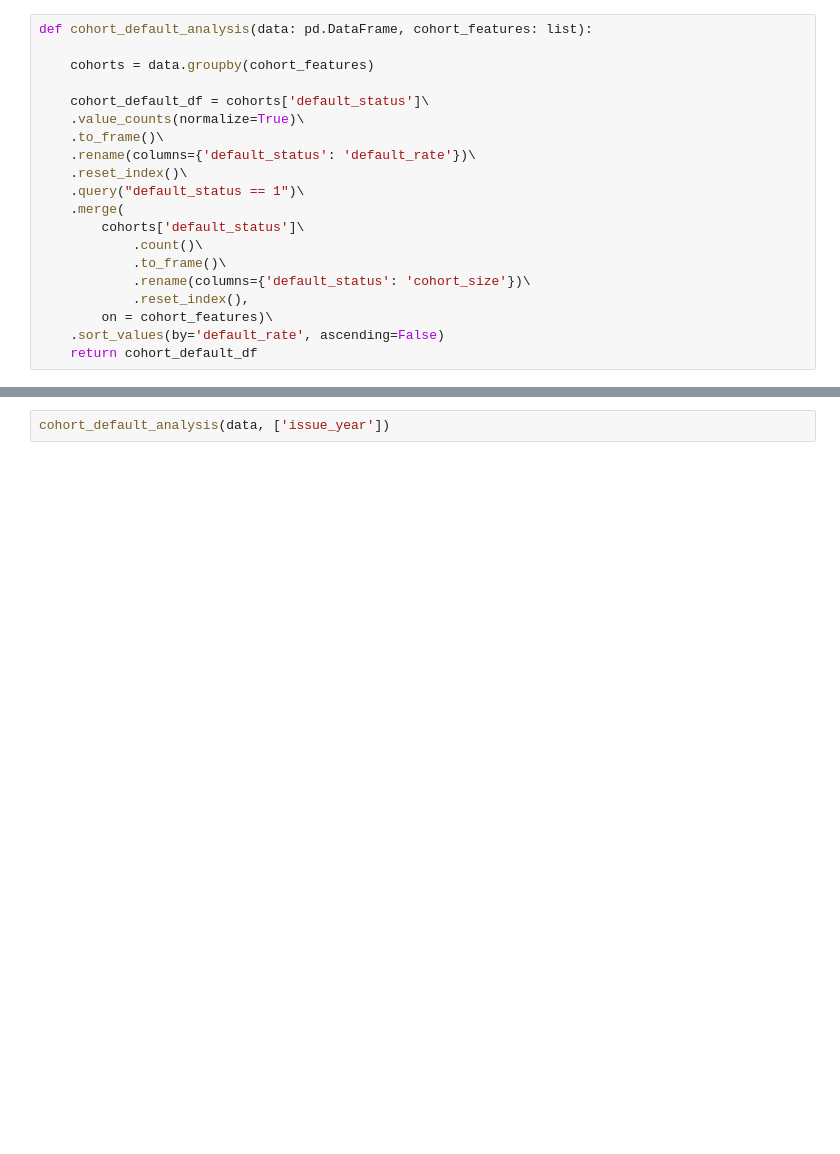
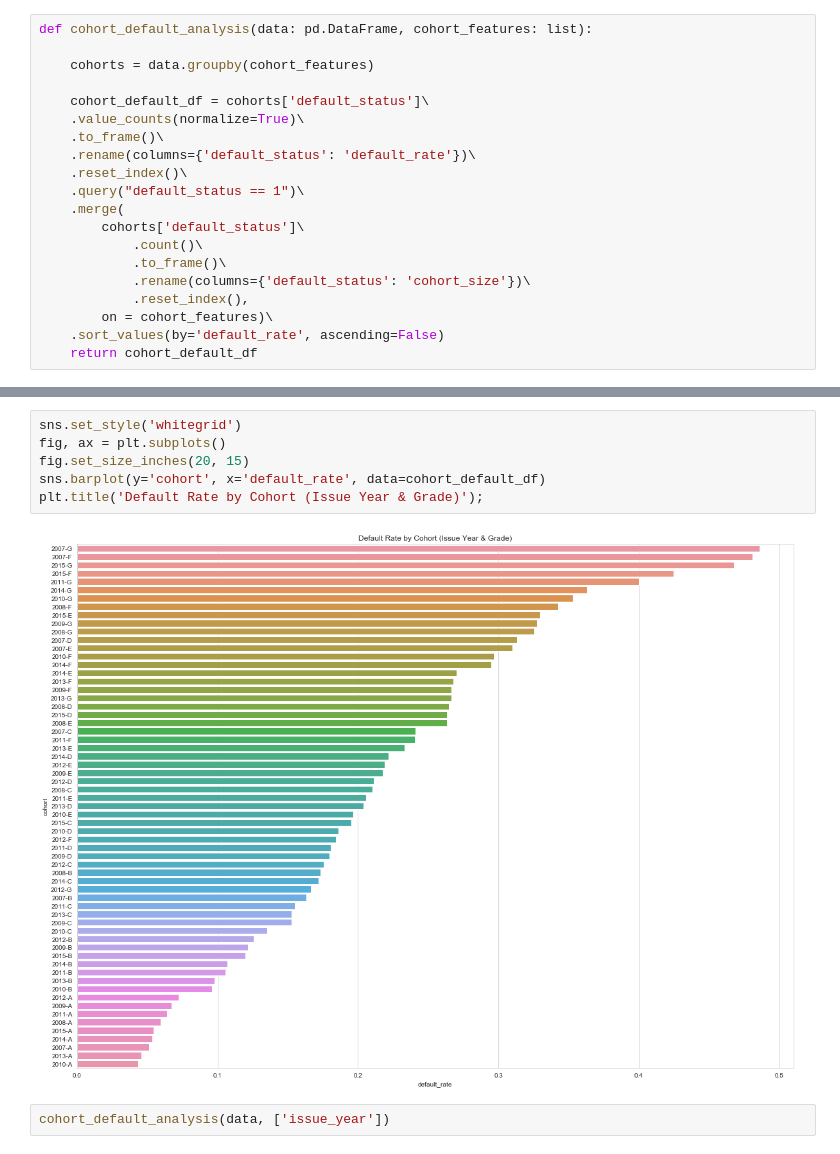
Before and after one commit to john-min/lending-club-kaggle, a Jupyter notebook: code/2_Business_Analysis.ipynb, the cells around one changed output, grey strips where cells are left out. Saved outputs shown, nothing was run; the diff lists cells and outputs as text; blank space fills up the shorter version.

```diff
--- a/code/2_Business_Analysis.ipynb
+++ b/code/2_Business_Analysis.ipynb
@@ -90,3 +93,11 @@ cohort_default_analysis(data, ['issue_year', 'grade']).head(n=10)
+# %%
+sns.set_style('whitegrid')
+fig, ax = plt.subplots()
+fig.set_size_inches(20, 15)
+sns.barplot(y='cohort', x='default_rate', data=cohort_default_df)
+plt.title('Default Rate by Cohort (Issue Year & Grade)');
+# %% [output]
+[figure, added]
 # %%
 cohort_default_analysis(data, ['issue_year'])
 # %% [output]
```
Also changed, not shown: parts of 1 cell of this notebook, 1 other file.
